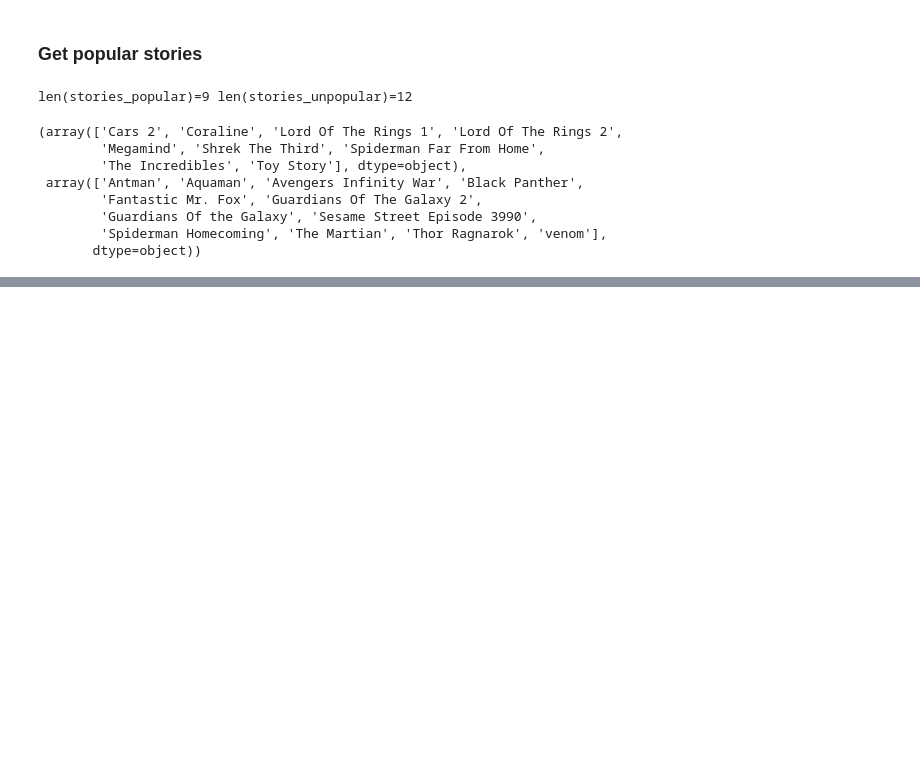
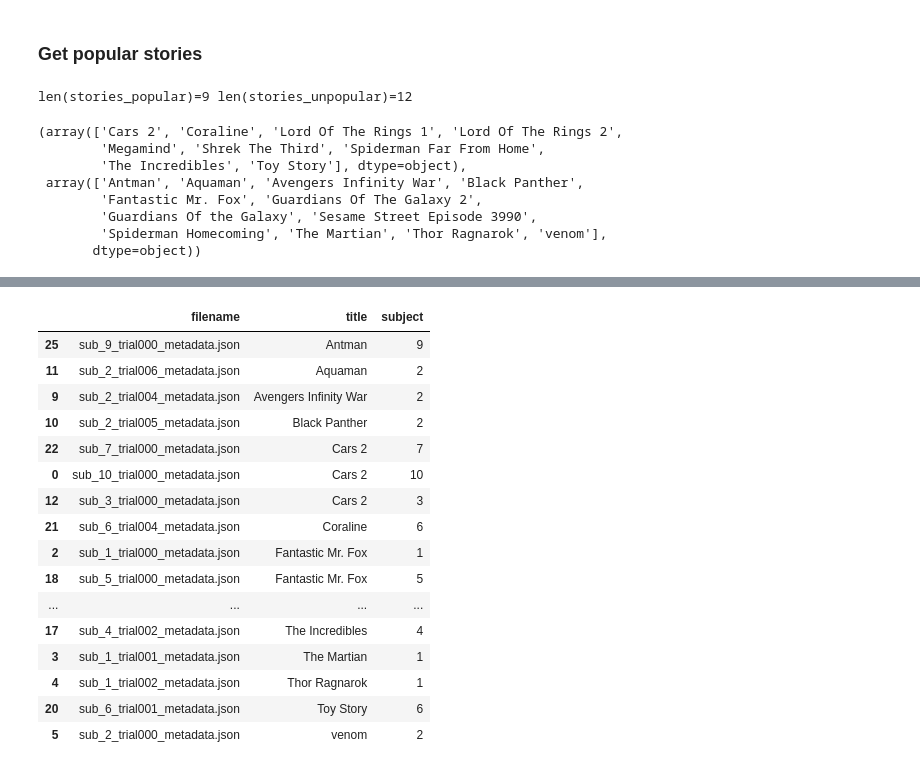
Before and after one commit to csinva/fmri, a Jupyter notebook: notebooks_treebank/00_explore_dset.ipynb, the cells around one changed output, grey strips where cells are left out. Saved outputs shown, nothing was run; the diff lists cells and outputs as text; code cells hidden in the pictures; blank space fills up the shorter version.

```diff
--- a/notebooks_treebank/00_explore_dset.ipynb
+++ b/notebooks_treebank/00_explore_dset.ipynb
@@ -90,0 +111,20 @@ len(stories_popular)=9 len(stories_unpopular)=12
+# %%
+df
+# %% [output]
+|  | filename | title | subject |
+| 25 | sub_9_trial000_metadata.json | Antman | 9 |
+| 11 | sub_2_trial006_metadata.json | Aquaman | 2 |
+| 9 | sub_2_trial004_metadata.json | Avengers Infinity War | 2 |
+| 10 | sub_2_trial005_metadata.json | Black Panther | 2 |
+| 22 | sub_7_trial000_metadata.json | Cars 2 | 7 |
+| 0 | sub_10_trial000_metadata.json | Cars 2 | 10 |
+| 12 | sub_3_trial000_metadata.json | Cars 2 | 3 |
+| 21 | sub_6_trial004_metadata.json | Coraline | 6 |
+| 2 | sub_1_trial000_metadata.json | Fantastic Mr. Fox | 1 |
+| 18 | sub_5_trial000_metadata.json | Fantastic Mr. Fox | 5 |
+| ... | ... | ... | ... |
+| 17 | sub_4_trial002_metadata.json | The Incredibles | 4 |
+| 3 | sub_1_trial001_metadata.json | The Martian | 1 |
+| 4 | sub_1_trial002_metadata.json | Thor Ragnarok | 1 |
+| 20 | sub_6_trial001_metadata.json | Toy Story | 6 |
+| 5 | sub_2_trial000_metadata.json | venom | 2 |
```
Also changed, not shown: parts of 1 cell of this notebook, 6 other files.
